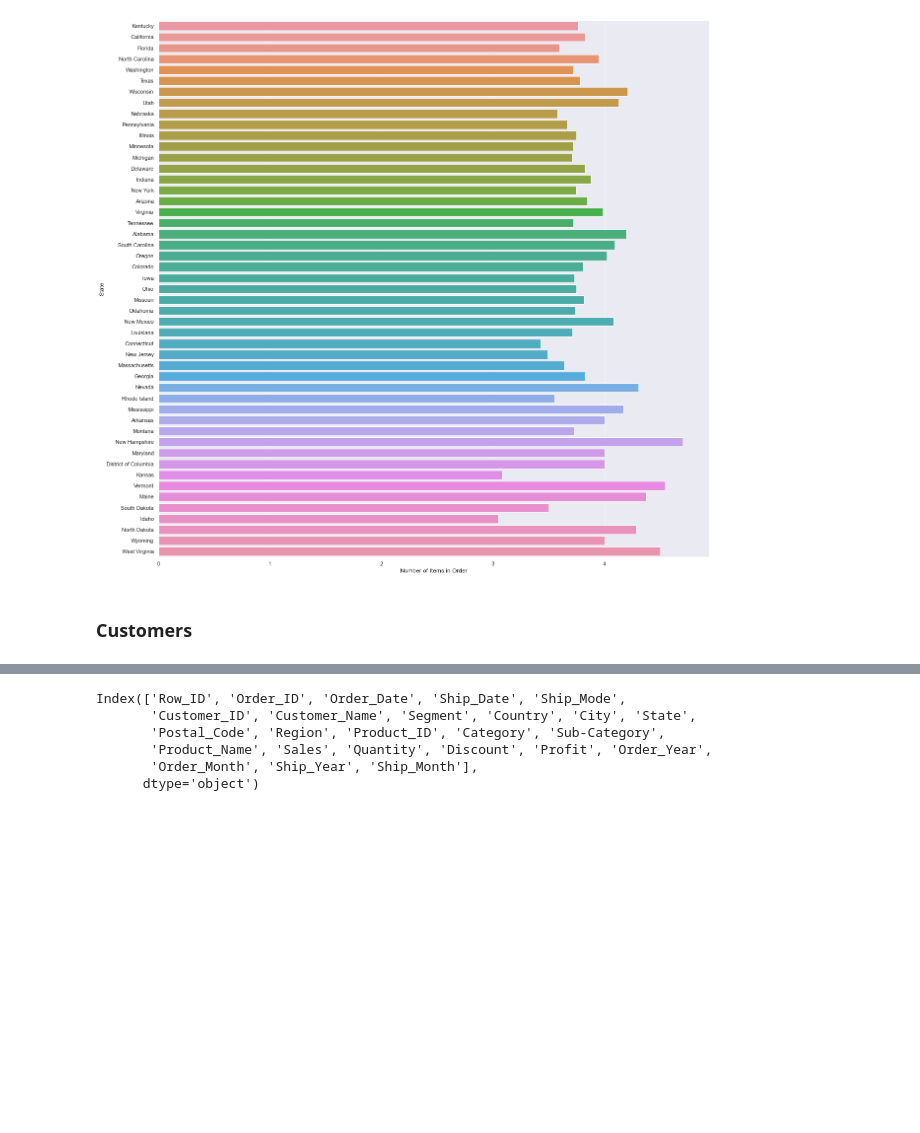
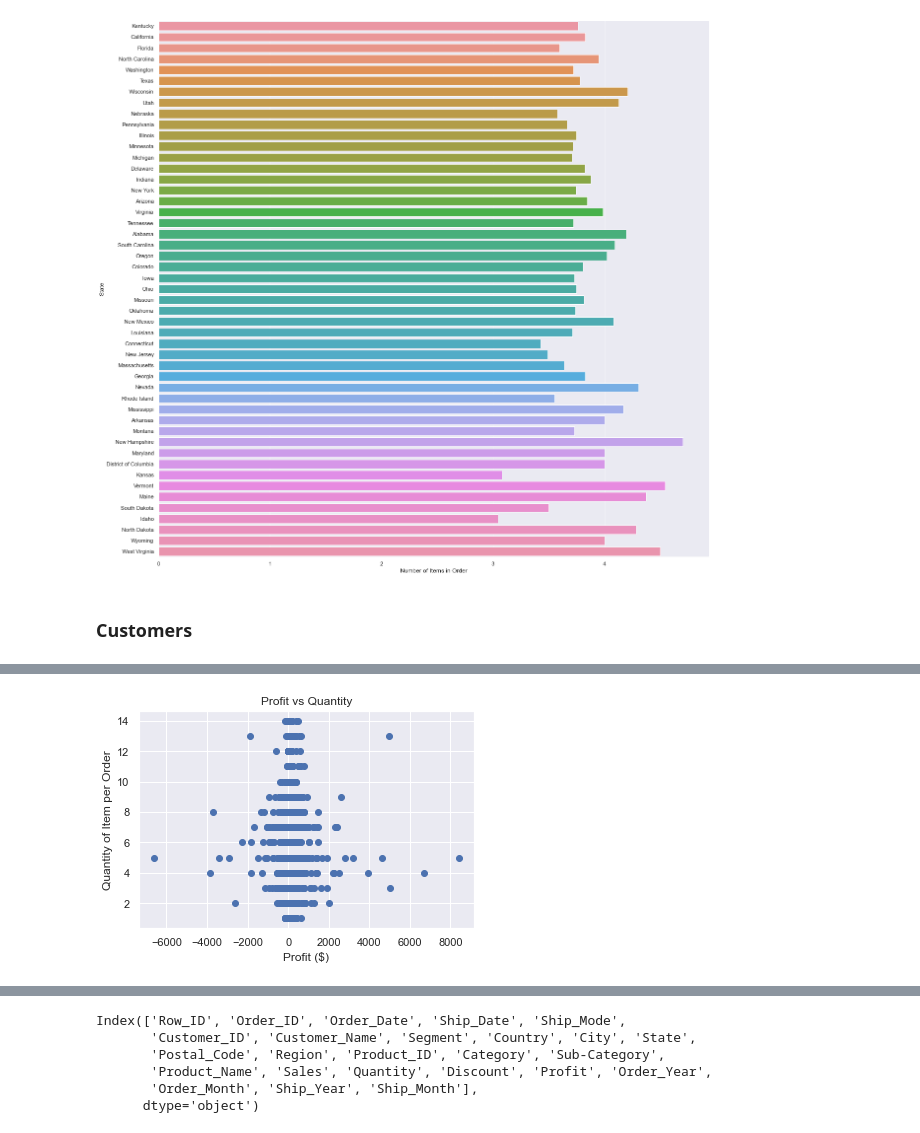
Before and after one commit to McKenzeeMasters/TP1_HG_MM, a Jupyter notebook: TP1_HG_MM.ipynb, the cells around one changed output, grey strips where cells are left out. Drawn from its saved outputs; the diff is of its cells as text; code cells hidden in the pictures; blank space fills up the shorter version.

```diff
--- a/TP1_HG_MM.ipynb
+++ b/TP1_HG_MM.ipynb
@@ -428,0 +445,9 @@ sns.lineplot(x='Quantity',
+# %%
+plt.scatter(Super['Profit'],Super['Quantity'])
+plt.xlabel('Profit ($)')
+plt.ylabel('Quantity of Item per Order')
+plt.title('Profit vs Quantity')
+
+plt.show()
+# %% [output]
+[figure, added]
```
Also changed, not shown: parts of 12 cells of this notebook.
